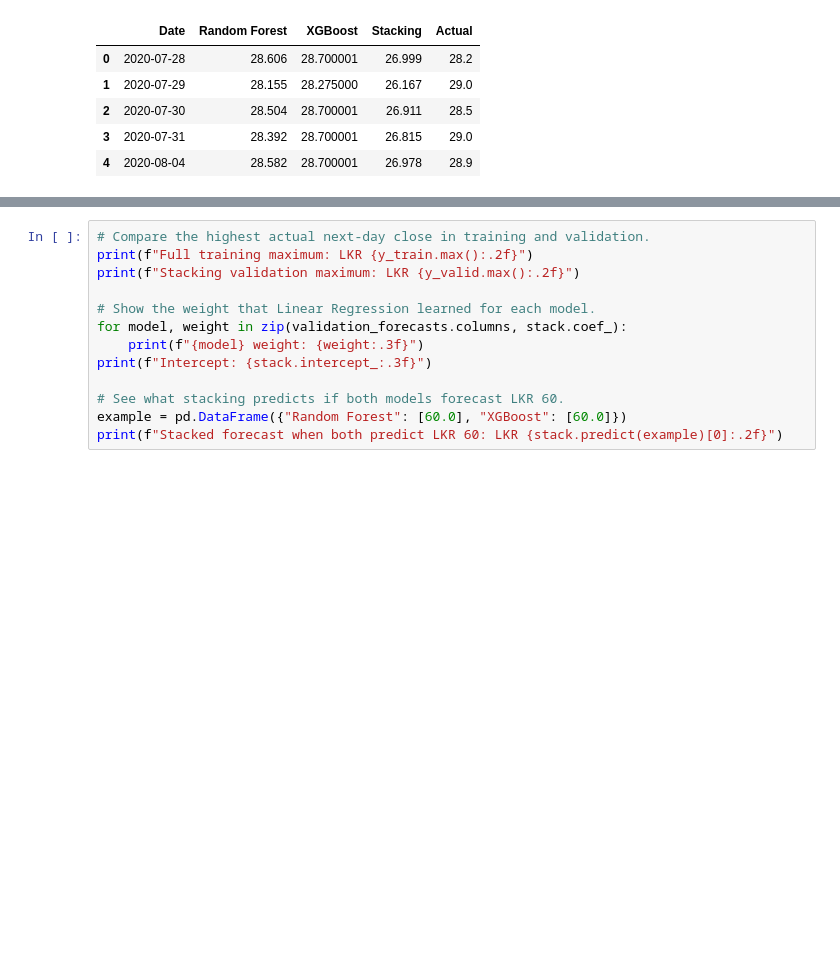
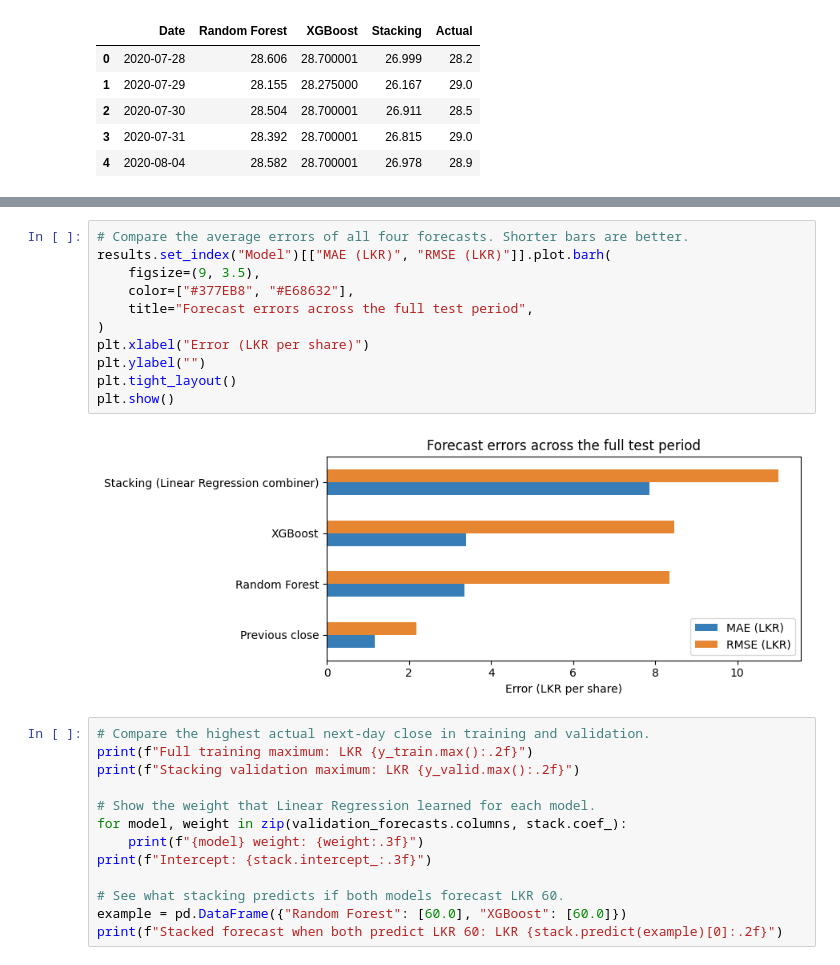
Before and after one commit to Navo-Ama-Perera/ML_Assignment1, a Jupyter notebook: 01_RF_vs_XGBoost.ipynb, the cells around one changed output, grey strips where cells are left out. Cells and saved outputs as stored; diff of their text form; blank space fills up the shorter version.

```diff
--- a/01_RF_vs_XGBoost.ipynb
+++ b/01_RF_vs_XGBoost.ipynb
@@ -274,3 +296,16 @@ display(results.round(3))
+# %%
+# Compare the average errors of all four forecasts. Shorter bars are better.
+results.set_index("Model")[["MAE (LKR)", "RMSE (LKR)"]].plot.barh(
+    figsize=(9, 3.5),
+    color=["#377EB8", "#E68632"],
+    title="Forecast errors across the full test period",
+)
+plt.xlabel("Error (LKR per share)")
+plt.ylabel("")
+plt.tight_layout()
+plt.show()
+# %% [output]
+[figure, added]
 # %%
 # Compare the highest actual next-day close in training and validation.
 print(f"Full training maximum: LKR {y_train.max():.2f}")
```
Also changed, not shown: parts of 6 cells of this notebook, 3 other files.
